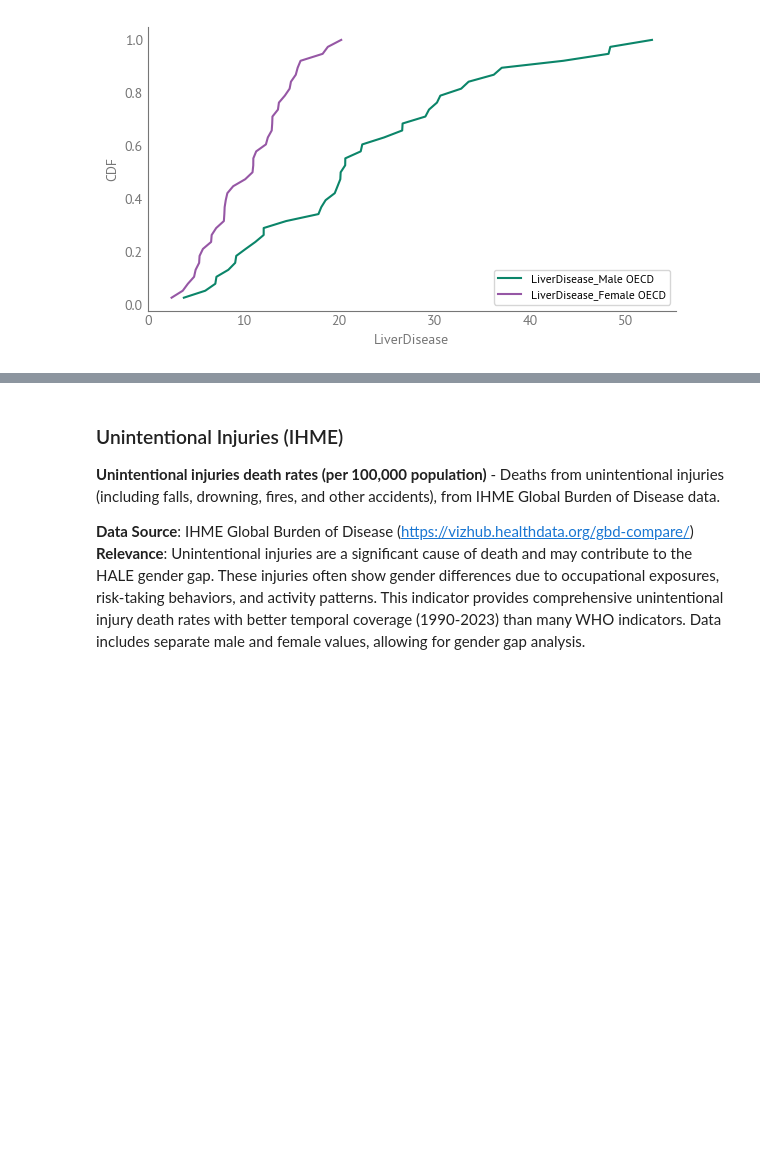
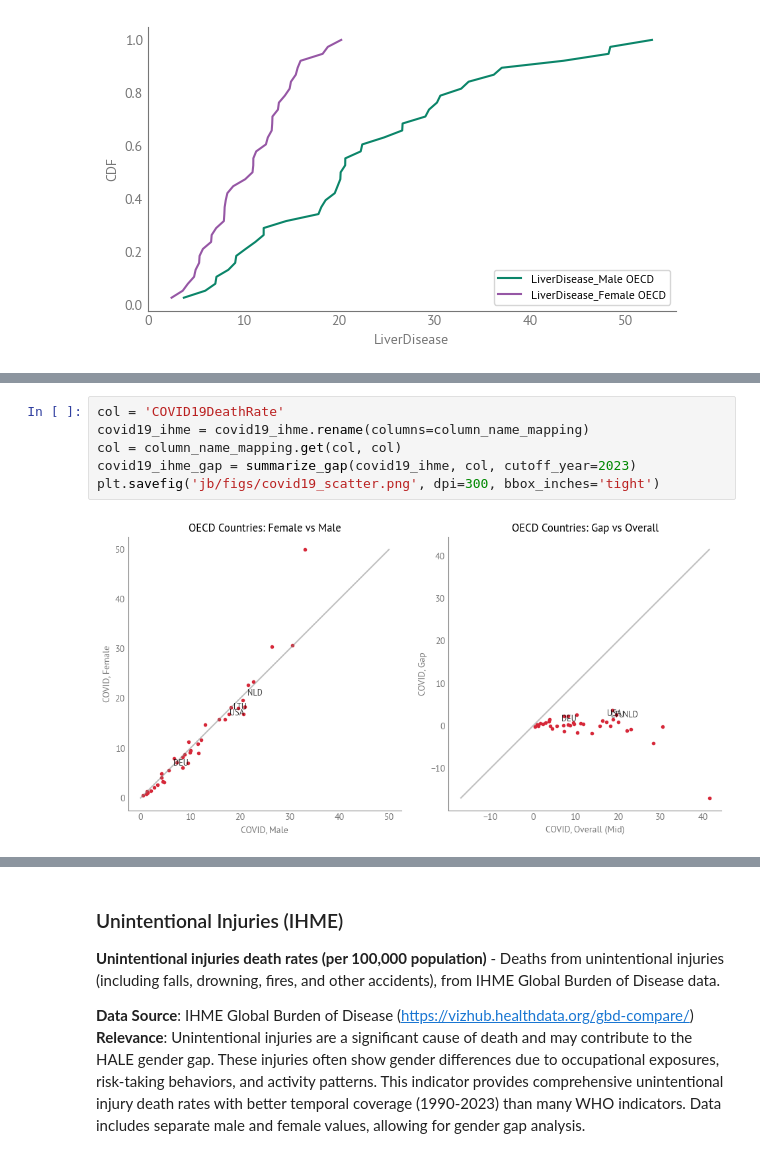
Before and after one commit to AllenDowney/EqualityWEF, a Jupyter notebook: HALE/eda.ipynb, the cells around one changed output, grey strips where cells are left out. Cells and saved outputs as stored; diff of their text form; blank space fills up the shorter version.

```diff
--- a/HALE/eda.ipynb
+++ b/HALE/eda.ipynb
@@ -951,0 +982,8 @@ plt.savefig('jb/figs/liver_disease_distributions.png', dpi=300, bbox_inches='tig
+# %%
+col = 'COVID19DeathRate'
+covid19_ihme = covid19_ihme.rename(columns=column_name_mapping)
+col = column_name_mapping.get(col, col)
+covid19_ihme_gap = summarize_gap(covid19_ihme, col, cutoff_year=2023)
+plt.savefig('jb/figs/covid19_scatter.png', dpi=300, bbox_inches='tight')
+# %% [output]
+[figure, added]
```
Also changed, not shown: parts of 28 cells of this notebook, 7 other files.
